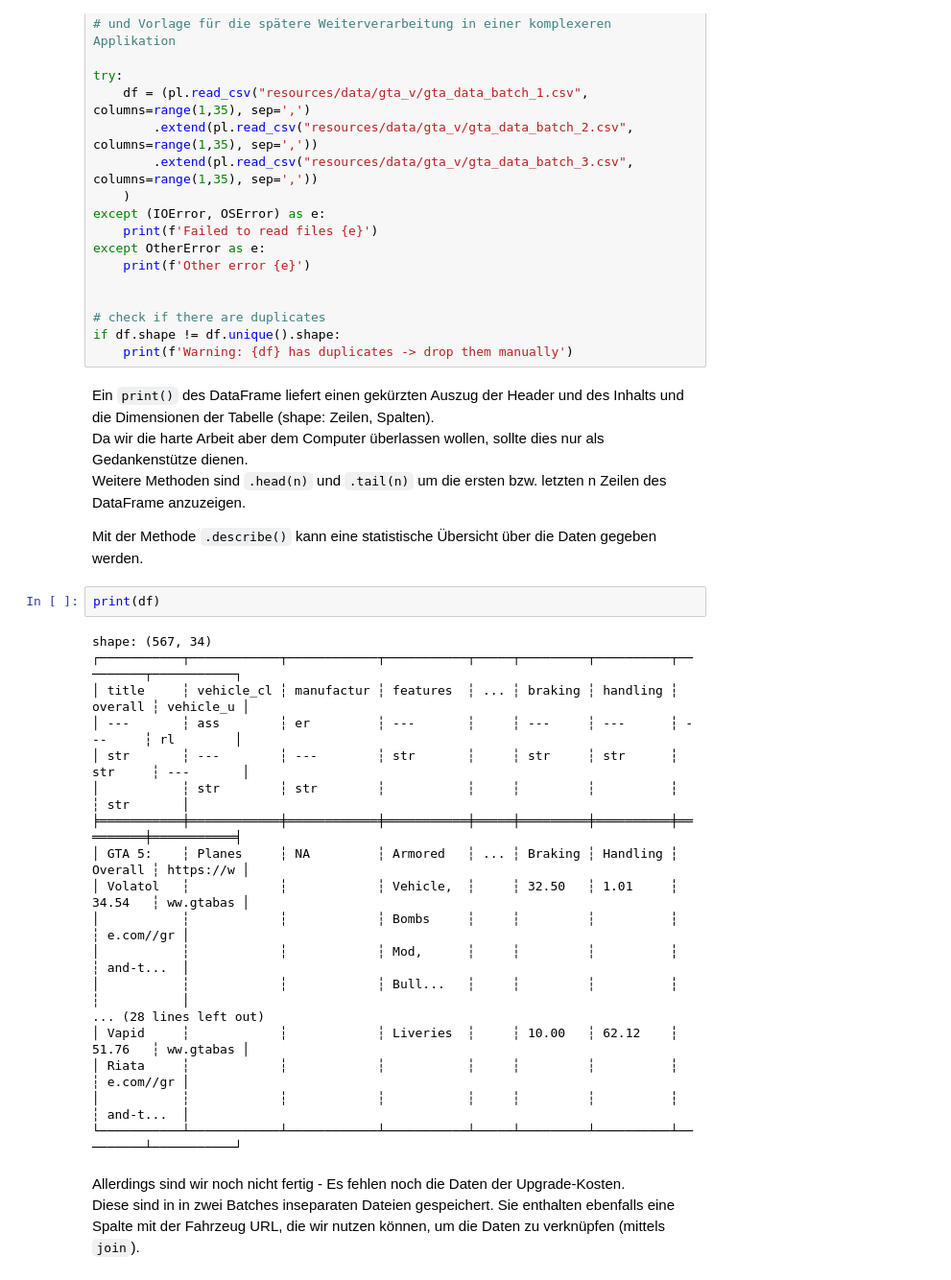
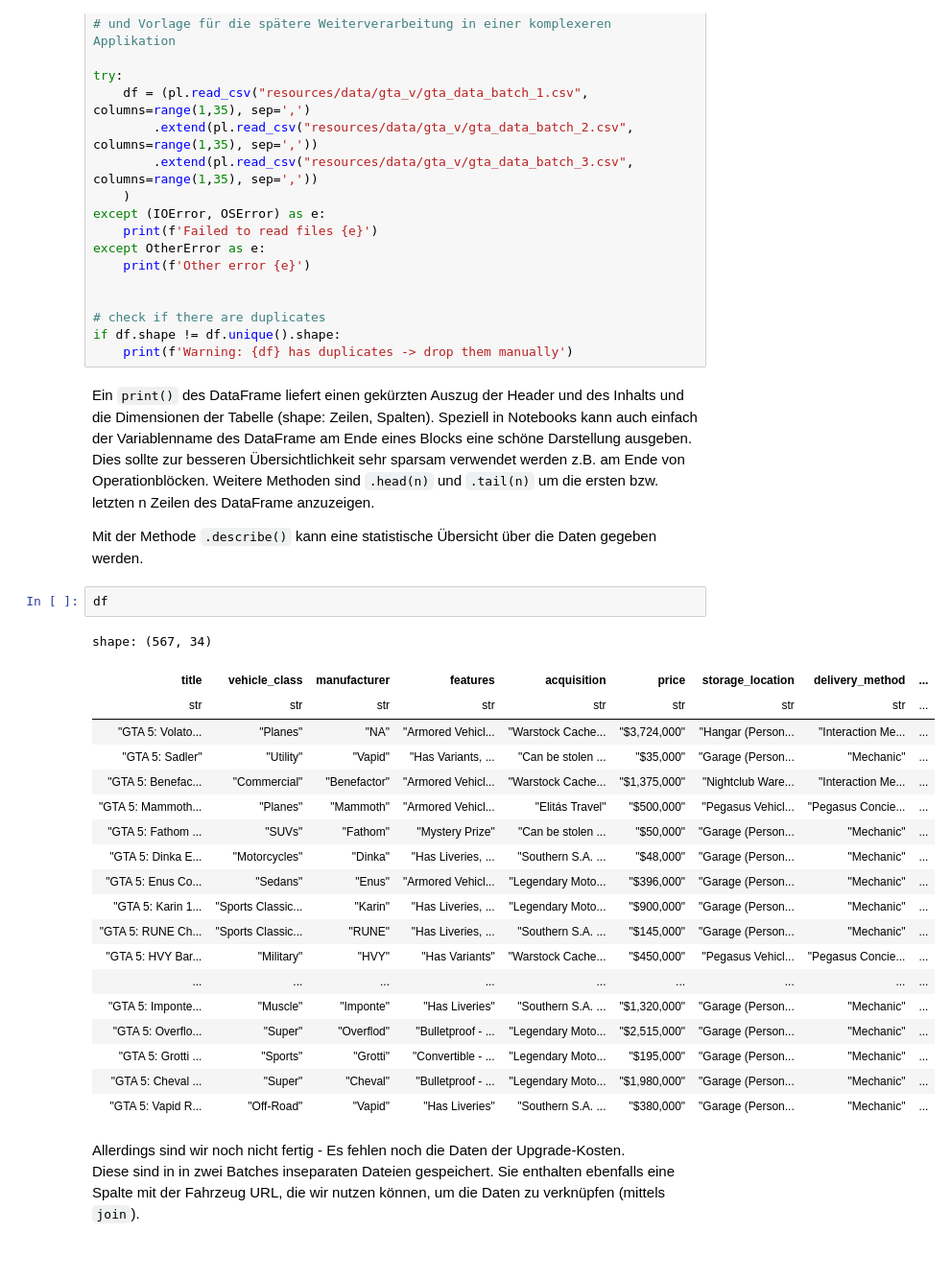
Before and after one commit to dorianprill/workshop-kmu-data, a Jupyter notebook: 01_load_merge_clean.ipynb, the cells around one changed output. Shown at 96% size. Cells and saved outputs as stored; diff of their text form.

```diff
--- a/01_load_merge_clean.ipynb
+++ b/01_load_merge_clean.ipynb
@@ -55,30 +55,33 @@ if df.shape != df.unique().shape:
     print(f'Warning: {df} has duplicates -> drop them manually')
 # %% [markdown]
 Ein `print()` des DataFrame liefert einen gekürzten Auszug der Header und des Inhalts und die Dimensionen der Tabelle (shape: Zeilen, Spalten).
-Da wir die harte Arbeit aber dem Computer überlassen wollen, sollte dies nur als Gedankenstütze dienen.
+Speziell in Notebooks kann auch einfach der Variablenname des DataFrame am Ende eines Blocks eine schöne Darstellung ausgeben.
+Dies sollte zur besseren Übersichtlichkeit sehr sparsam verwendet werden z.B. am Ende von Operationblöcken.
 Weitere Methoden sind `.head(n)` und `.tail(n)` um die ersten bzw. letzten n Zeilen des DataFrame anzuzeigen.
 
 Mit der Methode `.describe()` kann eine statistische Übersicht über die Daten gegeben werden.
 # %%
-print(df)
+df
 # %% [output]
 shape: (567, 34)
-┌───────────┬────────────┬────────────┬───────────┬─────┬─────────┬──────────┬─────────┬───────────┐
-│ title     ┆ vehicle_cl ┆ manufactur ┆ features  ┆ ... ┆ braking ┆ handling ┆ overall ┆ vehicle_u │
-│ ---       ┆ ass        ┆ er         ┆ ---       ┆     ┆ ---     ┆ ---      ┆ ---     ┆ rl        │
-│ str       ┆ ---        ┆ ---        ┆ str       ┆     ┆ str     ┆ str      ┆ str     ┆ ---       │
-│           ┆ str        ┆ str        ┆           ┆     ┆         ┆          ┆         ┆ str       │
-╞═══════════╪════════════╪════════════╪═══════════╪═════╪═════════╪══════════╪═════════╪═══════════╡
-│ GTA 5:    ┆ Planes     ┆ NA         ┆ Armored   ┆ ... ┆ Braking ┆ Handling ┆ Overall ┆ https://w │
-│ Volatol   ┆            ┆            ┆ Vehicle,  ┆     ┆ 32.50   ┆ 1.01     ┆ 34.54   ┆ ww.gtabas │
-│           ┆            ┆            ┆ Bombs     ┆     ┆         ┆          ┆         ┆ e.com//gr │
-│           ┆            ┆            ┆ Mod,      ┆     ┆         ┆          ┆         ┆ and-t...  │
-│           ┆            ┆            ┆ Bull...   ┆     ┆         ┆          ┆         ┆           │
-... (28 lines left out)
-│ Vapid     ┆            ┆            ┆ Liveries  ┆     ┆ 10.00   ┆ 62.12    ┆ 51.76   ┆ ww.gtabas │
-│ Riata     ┆            ┆            ┆           ┆     ┆         ┆          ┆         ┆ e.com//gr │
-│           ┆            ┆            ┆           ┆     ┆         ┆          ┆         ┆ and-t...  │
-└───────────┴────────────┴────────────┴───────────┴─────┴─────────┴──────────┴─────────┴───────────┘
+| title | vehicle_class | manufacturer | features | acquisition | price | storage_location | delivery_method | ... |
+| str | str | str | str | str | str | str | str | ... |
+| "GTA 5: Volato... | "Planes" | "NA" | "Armored Vehicl... | "Warstock Cache... | "$3,724,000" | "Hangar (Person... | "Interaction Me... | ... |
+| "GTA 5: Sadler" | "Utility" | "Vapid" | "Has Variants, ... | "Can be stolen ... | "$35,000" | "Garage (Person... | "Mechanic" | ... |
+| "GTA 5: Benefac... | "Commercial" | "Benefactor" | "Armored Vehicl... | "Warstock Cache... | "$1,375,000" | "Nightclub Ware... | "Interaction Me... | ... |
+| "GTA 5: Mammoth... | "Planes" | "Mammoth" | "Armored Vehicl... | "Elitás Travel" | "$500,000" | "Pegasus Vehicl... | "Pegasus Concie... | ... |
+| "GTA 5: Fathom ... | "SUVs" | "Fathom" | "Mystery Prize" | "Can be stolen ... | "$50,000" | "Garage (Person... | "Mechanic" | ... |
+| "GTA 5: Dinka E... | "Motorcycles" | "Dinka" | "Has Liveries, ... | "Southern S.A. ... | "$48,000" | "Garage (Person... | "Mechanic" | ... |
+| "GTA 5: Enus Co... | "Sedans" | "Enus" | "Armored Vehicl... | "Legendary Moto... | "$396,000" | "Garage (Person... | "Mechanic" | ... |
+| "GTA 5: Karin 1... | "Sports Classic... | "Karin" | "Has Liveries, ... | "Legendary Moto... | "$900,000" | "Garage (Person... | "Mechanic" | ... |
+| "GTA 5: RUNE Ch... | "Sports Classic... | "RUNE" | "Has Liveries, ... | "Southern S.A. ... | "$145,000" | "Garage (Person... | "Mechanic" | ... |
+| "GTA 5: HVY Bar... | "Military" | "HVY" | "Has Variants" | "Warstock Cache... | "$450,000" | "Pegasus Vehicl... | "Pegasus Concie... | ... |
+| ... | ... | ... | ... | ... | ... | ... | ... | ... |
+| "GTA 5: Imponte... | "Muscle" | "Imponte" | "Has Liveries" | "Southern S.A. ... | "$1,320,000" | "Garage (Person... | "Mechanic" | ... |
+| "GTA 5: Overflo... | "Super" | "Overflod" | "Bulletproof - ... | "Legendary Moto... | "$2,515,000" | "Garage (Person... | "Mechanic" | ... |
+| "GTA 5: Grotti ... | "Sports" | "Grotti" | "Convertible - ... | "Legendary Moto... | "$195,000" | "Garage (Person... | "Mechanic" | ... |
+| "GTA 5: Cheval ... | "Super" | "Cheval" | "Bulletproof - ... | "Legendary Moto... | "$1,980,000" | "Garage (Person... | "Mechanic" | ... |
+| "GTA 5: Vapid R... | "Off-Road" | "Vapid" | "Has Liveries" | "Southern S.A. ... | "$380,000" | "Garage (Person... | "Mechanic" | ... |
 # %% [markdown]
 Allerdings sind wir noch nicht fertig - Es fehlen noch die Daten der Upgrade-Kosten.
 Diese sind in in zwei Batches inseparaten Dateien gespeichert. Sie enthalten ebenfalls eine Spalte mit der Fahrzeug URL, die wir nutzen können, um die Daten zu verknüpfen (mittels `join`).
```
Also changed, not shown: parts of 4 cells of this notebook, 2 other files.
